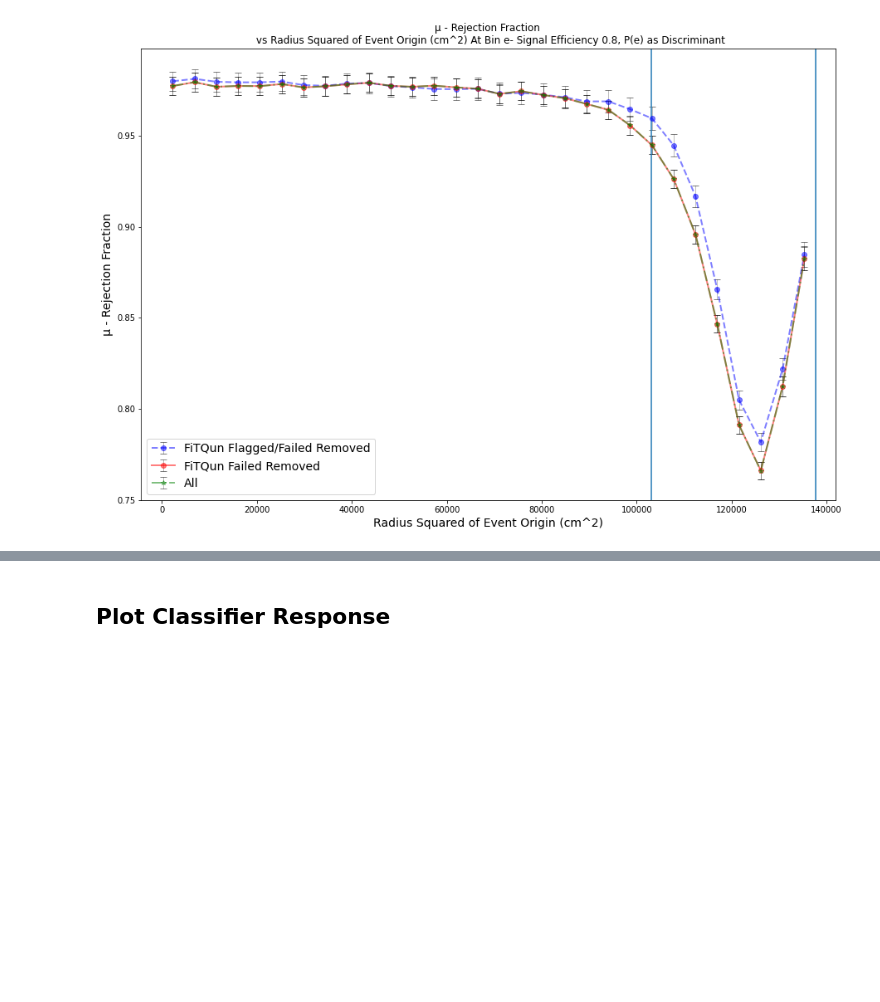
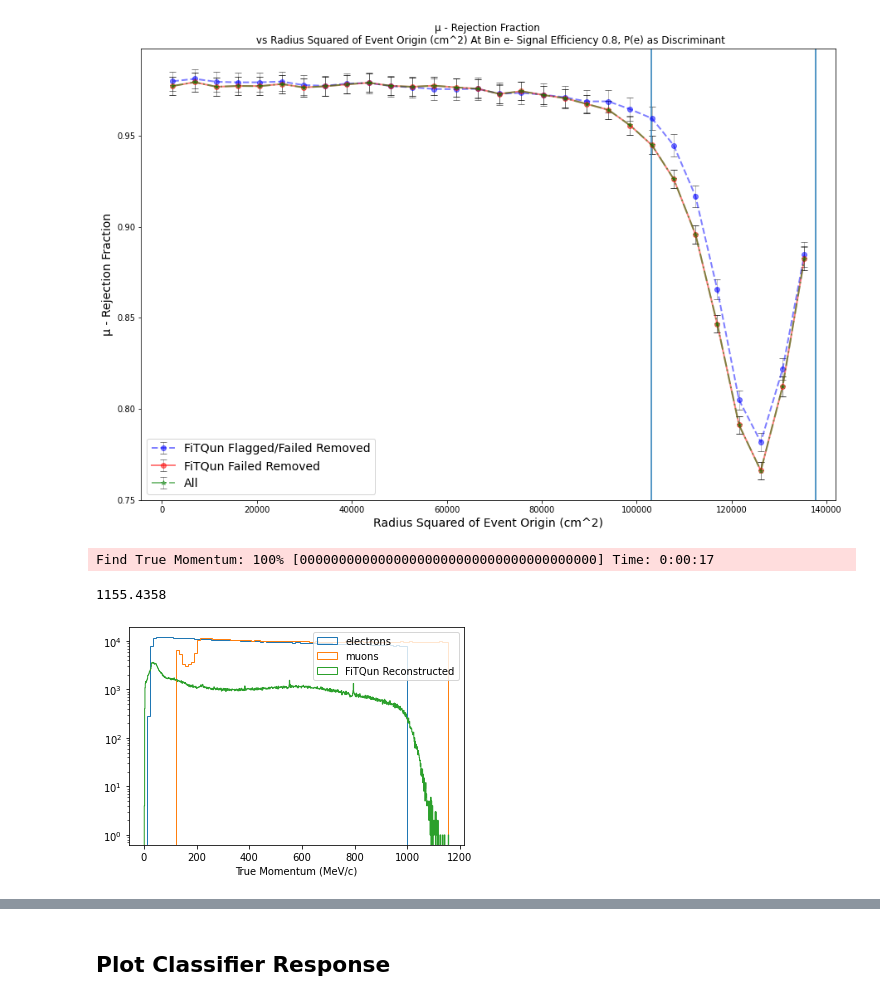
Before and after one commit to WatChMaL/CNN, a Jupyter notebook: Repeating_Classifier_Training/8. Comparing Additional Training and Testing Runs.ipynb, the cells around one changed output, grey strips where cells are left out. Drawn from its saved outputs; the diff is of its cells as text; code cells hidden in the pictures; blank space fills up the shorter version.

```diff
--- a/Repeating_Classifier_Training/8. Comparing Additional Training and Testing Runs.ipynb
+++ b/Repeating_Classifier_Training/8. Comparing Additional Training and Testing Runs.ipynb
@@ -446,3 +446,32 @@ plt.axvline(x=321**2)
 # %% [output]
 <matplotlib.lines.Line2D at 0x...>
 [figure]
+# %%
+#rest masses in MeV/c^2
+E_REST_MASS = 0.510998
+MUON_REST_MASS = 105.658
+GAMMA_REST_MASS = 0
+rest_masses = {softmax_index_dict['gamma']:GAMMA_REST_MASS, softmax_index_dict['e']:E_REST_MASS, softmax_index_dict['mu']:MUON_REST_MASS}
+true_momentum = np.ones_like(repeat_1['filtered_energies'])
+pbar = ProgressBar(widgets=['Find True Momentum: ', Percentage(), ' ', Bar(marker='0',left='[',right=']'),
+        ' ', ETA()], maxval=repeat_1['filtered_labels'].shape[0])
+pbar.start()
+for i, energy in enumerate(repeat_1['filtered_energies']):
+    #true momentum in units of MeV/c
+    pbar.update(i)
+    true_momentum[i] = np.sqrt(energy**2 - rest_masses[repeat_1['filtered_labels'][i]]**2)
+pbar.finish()
+# %% [output]
+Find True Momentum: 100% [00000000000000000000000000000000000000] Time: 0:00:17
+# %%
+plt.hist(true_momentum[np.where(fq_labels==1)[0]],bins=90,density=False,histtype=u'step',label='electrons')
+plt.hist(true_momentum[np.where(fq_labels==2)[0]],bins=90,density=False,histtype=u'step',label='muons')
+plt.hist(fq_mom[np.where(fq_labels==2)[0],0],bins=900,density=False,histtype=u'step',label='FiTQun Reconstructed')
+
+plt.xlabel('True Momentum (MeV/c)')
+plt.legend()
+plt.yscale('log')
+print(np.max(true_momentum))
+# %% [output]
+1155.4358
+[figure, added]
```
Also changed, not shown: parts of 6 cells of this notebook, 25 other files.
